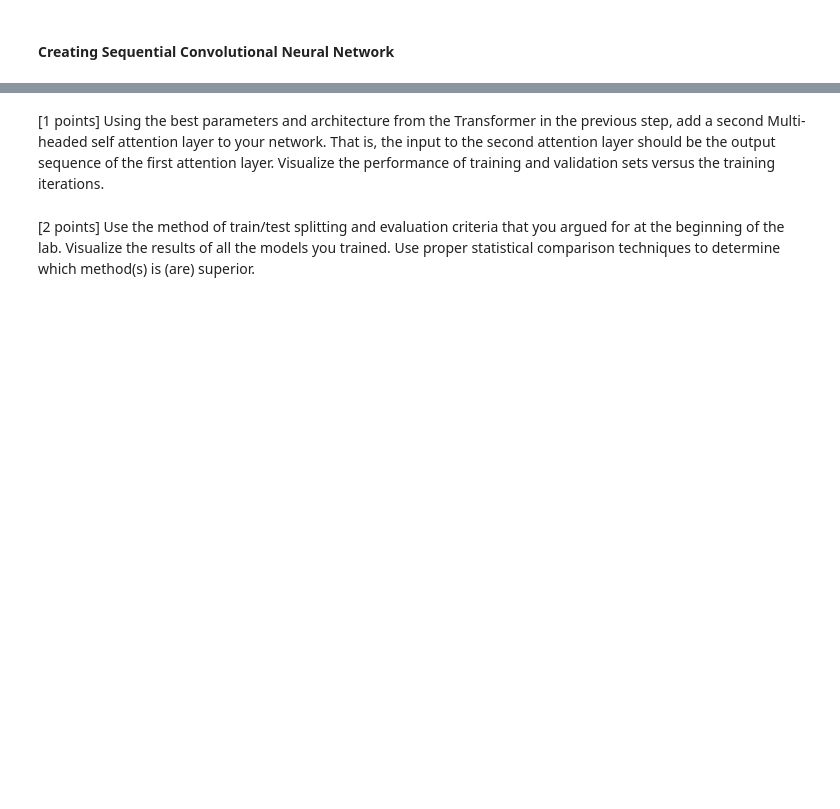
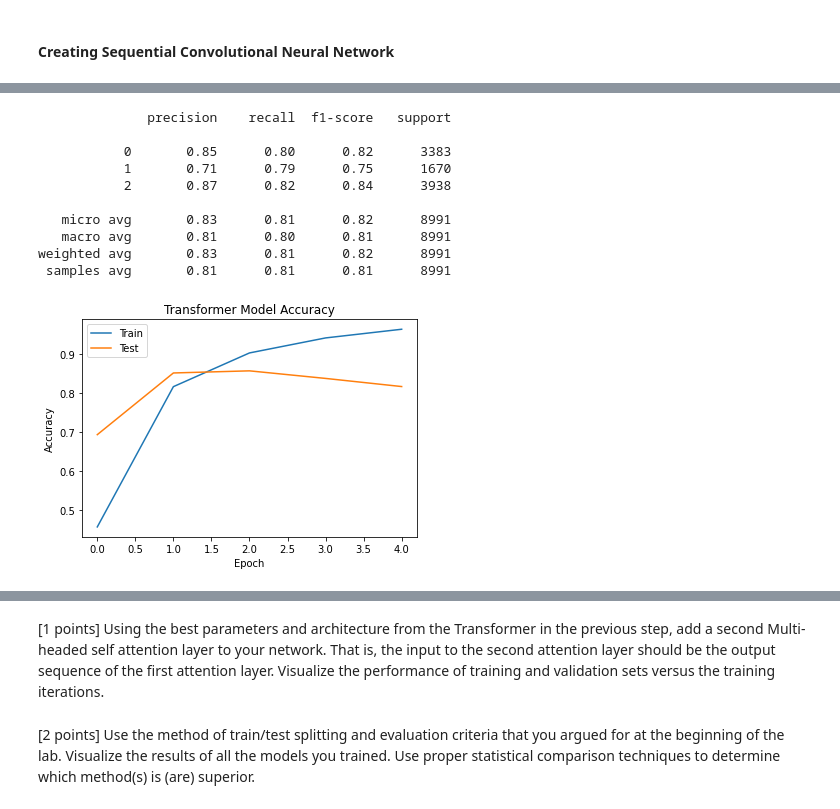
Before and after one commit to katielaird/ML_Lab_7, a Jupyter notebook: cameron.ipynb, the cells around one changed output, grey strips where cells are left out. Drawn from its saved outputs; the diff is of its cells as text; code cells hidden in the pictures; blank space fills up the shorter version.

Commit message:
transformer and cnn completed

```diff
--- a/cameron.ipynb
+++ b/cameron.ipynb
@@ -85,22 +85,22 @@ Name: Sentiment, dtype: int64
 # %% [markdown]
 Undersample to balance the dataset
 # %%
-# df_negative = df[df['Sentiment'] == 0]
-# df_neutral = df[df['Sentiment'] == 1]
-# df_positive = df[df['Sentiment'] == 2]
+df_negative = df[df['Sentiment'] == 0]
+df_neutral = df[df['Sentiment'] == 1]
+df_positive = df[df['Sentiment'] == 2]
 
-# df_negative_sampled = df_negative.sample(n=min(8332, len(df_negative)), random_state=42)
-# df_neutral_sampled = df_neutral.sample(n=min(8332, len(df_neutral)), random_state=42)
-# df_positive_sampled = df_positive.sample(n=min(8332, len(df_positive)), random_state=42)
+df_negative_sampled = df_negative.sample(n=min(8332, len(df_negative)), random_state=42)
+df_neutral_sampled = df_neutral.sample(n=min(8332, len(df_neutral)), random_state=42)
+df_positive_sampled = df_positive.sample(n=min(8332, len(df_positive)), random_state=42)
 
-# # Concatenate the sampled dataframes
-# df_undersampled = pd.concat([df_negative_sampled, df_neutral_sampled, df_positive_sampled])
+# Concatenate the sampled dataframes
+df_undersampled = pd.concat([df_negative_sampled, df_neutral_sampled, df_positive_sampled])
 
-# # Optionally, shuffle the dataframe
-# df_undersampled = df_undersampled.sample(frac=1, random_state=42).reset_index(drop=True)
+# Optionally, shuffle the dataframe
+df_undersampled = df_undersampled.sample(frac=1, random_state=42).reset_index(drop=True)
 
-# df = df_undersampled
-# df.value_counts('Sentiment')
+df = df_undersampled
+df.value_counts('Sentiment')
 # %%
 import matplotlib.pyplot as plt
 
@@ -188,6 +188,7 @@ tokenizer.fit_on_texts(X_train)
 sequences = tokenizer.texts_to_sequences(X_train)
 
 word_index = tokenizer.word_index
+VOCAB_SIZE = len(tokenizer.word_index) + 1
 NUM_TOP_WORDS = len(word_index) if NUM_TOP_WORDS==None else NUM_TOP_WORDS
 top_words = min((len(word_index),NUM_TOP_WORDS))
 print('Found %s unique tokens. Distilled to %d top words.' % (len(word_index),top_words))
@@ -313,0 +424,24 @@ KeyboardInterrupt:
+# %%
+from sklearn.metrics import classification_report
+print(classification_report(y_test, yhat))
+
+# print the accuracy and loss curves
+plt.plot(history.history['acc'])
+plt.plot(history.history['val_acc'])
+plt.title('Transformer Model Accuracy')
+plt.ylabel('Accuracy')
+plt.xlabel('Epoch')
+plt.legend(['Train', 'Test'], loc='upper left')
+plt.show()
+# %% [output]
+              precision    recall  f1-score   support
+
+           0       0.85      0.80      0.82      3383
+           1       0.71      0.79      0.75      1670
+           2       0.87      0.82      0.84      3938
+
+   micro avg       0.83      0.81      0.82      8991
+   macro avg       0.81      0.80      0.81      8991
+weighted avg       0.83      0.81      0.82      8991
+ samples avg       0.81      0.81      0.81      8991
+[figure, added]
```
Also changed, not shown: parts of 8 cells of this notebook.
